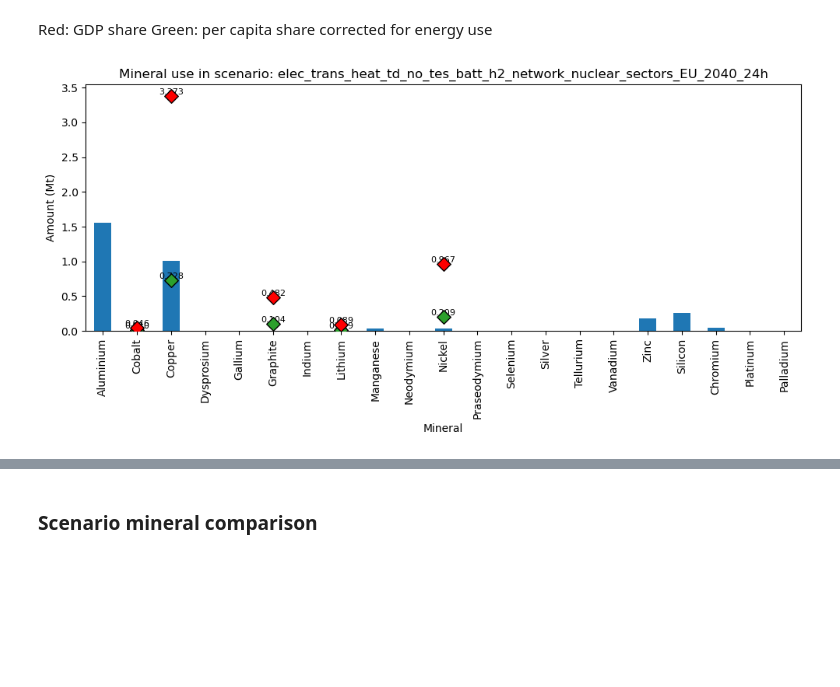
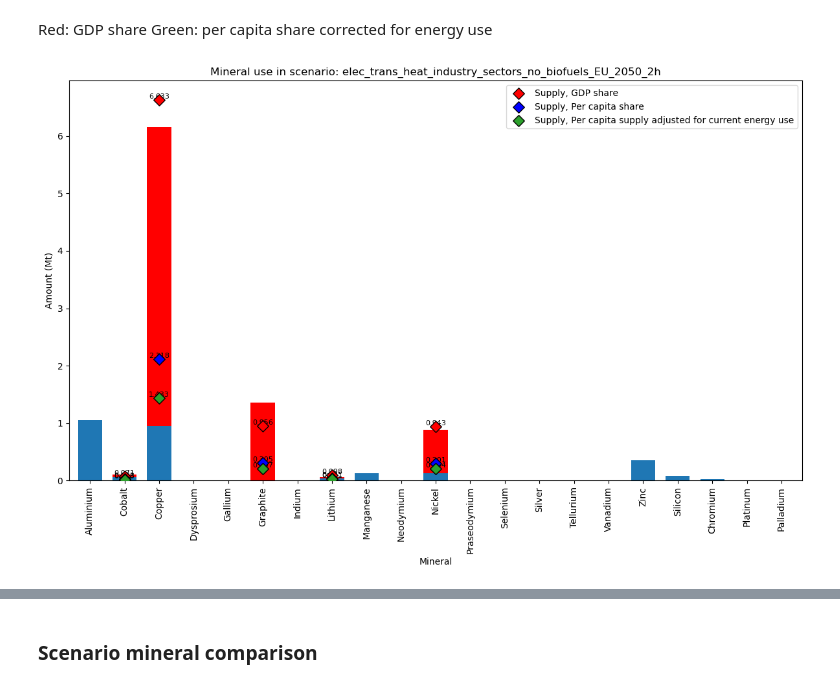
Before and after one commit to ayshaC/pypsa-eur, a Jupyter notebook: analysis/mineral_analysis.ipynb, the cells around one changed output, grey strips where cells are left out. Saved outputs shown, nothing was run; the diff lists cells and outputs as text; code cells hidden in the pictures; blank space fills up the shorter version.

Commit message:
additions to network mineral analysis

```diff
--- a/analysis/mineral_analysis.ipynb
+++ b/analysis/mineral_analysis.ipynb
@@ -1726,51 +1650,107 @@ def mineral_allocation_comp(network_key, n, minerals, mineral_intensities, tech_
 # %% [markdown]
 Red: GDP share
 Green: per capita share corrected for energy use
+# %%
+supply = mineral_avail[mineral_avail['Estimate method'] == 'Supply'].set_index('Mineral')['Value (Mt)']
+supply_gdp = mineral_avail[mineral_avail['Estimate method'] == 'Supply'].set_index('Mineral')['Value (Mt)'] * mineral_alloc_factors["GDP share"]
+supply_pc = mineral_avail[mineral_avail['Estimate method'] == 'Supply'].set_index('Mineral')['Value (Mt)'] * mineral_alloc_factors["Per capita share"]
+supply_pce = mineral_avail[mineral_avail['Estimate method'] == 'Supply'].set_index('Mineral')['Value (Mt)'] * mineral_alloc_factors["Per capita share corrected for energy use"]
+
+prod = mineral_avail[mineral_avail['Estimate method'] == 'Production'].set_index('Mineral')['Value (Mt)']
+prod_gdp = mineral_avail[mineral_avail['Estimate method'] == 'Production'].set_index('Mineral')['Value (Mt)'] * mineral_alloc_factors["GDP share"]
+prod_pc = mineral_avail[mineral_avail['Estimate method'] == 'Production'].set_index('Mineral')['Value (Mt)'] * mineral_alloc_factors["Per capita share"]
+prod_pce = mineral_avail[mineral_avail['Estimate method'] == 'Production'].set_index('Mineral')['Value (Mt)'] * mineral_alloc_factors["Per capita share corrected for energy use"]
 # %%
-network_key = sample
-time_diff = 14
-df_merged, totals_Mt = compute_mineral_usage(network_key, n, minerals, mineral_intensities, tech_scenarios)
+network_key = sample_new_2h_2050
+time_diff = 24
+df_merged, totals_Mt = compute_mineral_usage(network_key, n, minerals, "Market share current", mineral_intensities, tech_scenarios)
 totals_Mt_yearly = totals_Mt/time_diff
 
 
 # s = expanded_capacities[minerals].sum()   # example Series, index = mineral names
-ax = totals_Mt_yearly.plot.bar(figsize=(10,5), color="C0")
+ax = totals_Mt_yearly.plot.bar(figsize=(12,8), color="C0", width = 0.7)
 ax.set_ylabel("Amount (Mt)")        # change units/label as needed
 ax.set_xlabel("Mineral")              # remove x-label if redundant
 ax.set_title(f"Mineral use in scenario: {network_key}")
 
-supply_pce = mineral_alloc_tidy[mineral_alloc_tidy['Method'] == 'Per capita share corrected for energy use'].set_index('metal')['Supply (Mt)']
-supply_gdp = mineral_alloc_tidy[mineral_alloc_tidy['Method'] == 'GDP share'].set_index('metal')['Supply (Mt)']
 
 # read current tick positions & labels from the existing axis `ax`
 positions = ax.get_xticks()
 labels = [t.get_text() for t in ax.get_xticklabels()]
 
 xs = []
 ys = []
 
 xs1 = []
 ys1 = []
+
+xs2 = []
+ys2 = []
+
+xs3 = []
+ys3 = []
+
+xs4 = []
+ys4 = []
+
+xs5 = []
+ys5 = []
+
+xs6 = []
+ys6 = []
+bottom = []
+
 for x_pos, lab in zip(positions, labels):
-    if lab in supply_pce.index:
+    if lab in supply.index:
         xs.append(x_pos)
         ys.append(supply_pce.loc[lab])
-    if lab in supply_gdp.index:
+
         xs1.append(x_pos)
         ys1.append(supply_gdp.loc[lab])
 
-# plot points on top of the bars
-ax.scatter(xs, ys, color='C2', marker='D', s=80, edgecolor='k', zorder=10, label='Supply (Mt)')
-ax.scatter(xs1, ys1, color='red', marker='D', s=80, edgecolor='k', zorder=10, label='Supply (Mt)')
+        xs2.append(x_pos)
+        ys2.append(supply_pc.loc[lab])
+    if lab in prod.index:
+        xs3.append(x_pos)
+        ys3.append(prod_pce.loc[lab])
+
+        xs4.append(x_pos)
+        ys4.append(prod_gdp.loc[lab])
+
+        xs5.append(x_pos)
+        ys5.append(prod_pc.loc[lab])
+    if lab in non_energy_demand.index:
+        xs6.append(x_pos)
+        ys6.append(non_energy_demand.loc[lab]["Value entso-e (Mt)"])
+        bottom.append(totals_Mt_yearly.loc[lab])
+
+ax.bar(xs6, ys6, bottom = bottom, color="red", width=0.7)
+
+# plot supply points on top of the bars
+ax.scatter(xs1, ys1, color='red', marker='D', s=80, edgecolor='k', zorder=10, label='Supply, GDP share')
+ax.scatter(xs2, ys2, color='blue', marker='D', s=80, edgecolor='k', zorder=10, label='Supply, Per capita share')
+ax.scatter(xs, ys, color='C2', marker='D', s=80, edgecolor='k', zorder=10, label='Supply, Per capita supply adjusted for current energy use')
+
+# plot production points on top of the bars
+# ax.scatter(xs3, ys3, color='red', marker='o', s=80, edgecolor='k', zorder=10, label='Current production, GDP share')
+# ax.scatter(xs4, ys4, color='blue', marker='o', s=80, edgecolor='k', zorder=10, label='Current production, Per capita share')
+# ax.scatter(xs5, ys5, color='C2', marker='o', s=80, edgecolor='k', zorder=10, label='Current production, Per capita supply adjusted for current energy use')
+
+
 
 # optional: annotate numeric values
 for x, y in zip(xs, ys):
     ax.text(x, y, f"{y:.3f}", ha='center', va='bottom', fontsize=8)
 
 for x, y in zip(xs1, ys1):
     ax.text(x, y, f"{y:.3f}", ha='center', va='bottom', fontsize=8)
 
+for x, y in zip(xs2, ys2):
+    ax.text(x, y, f"{y:.3f}", ha='center', va='bottom', fontsize=8)
+
+
+plt.legend(loc="upper right")
 plt.tight_layout()
 plt.show()
 # %% [output]
-[figure, old version]
+[figure, new version]
```
Also changed, not shown: parts of 52 cells of this notebook.
